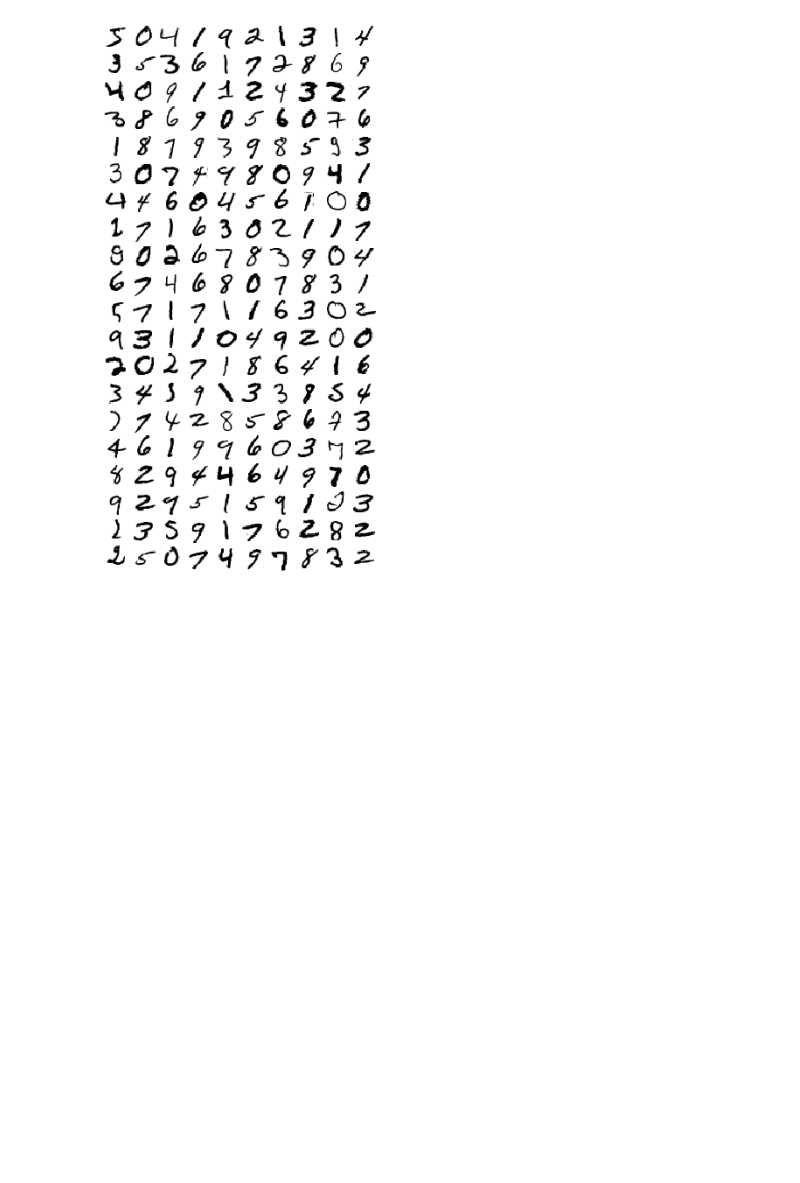
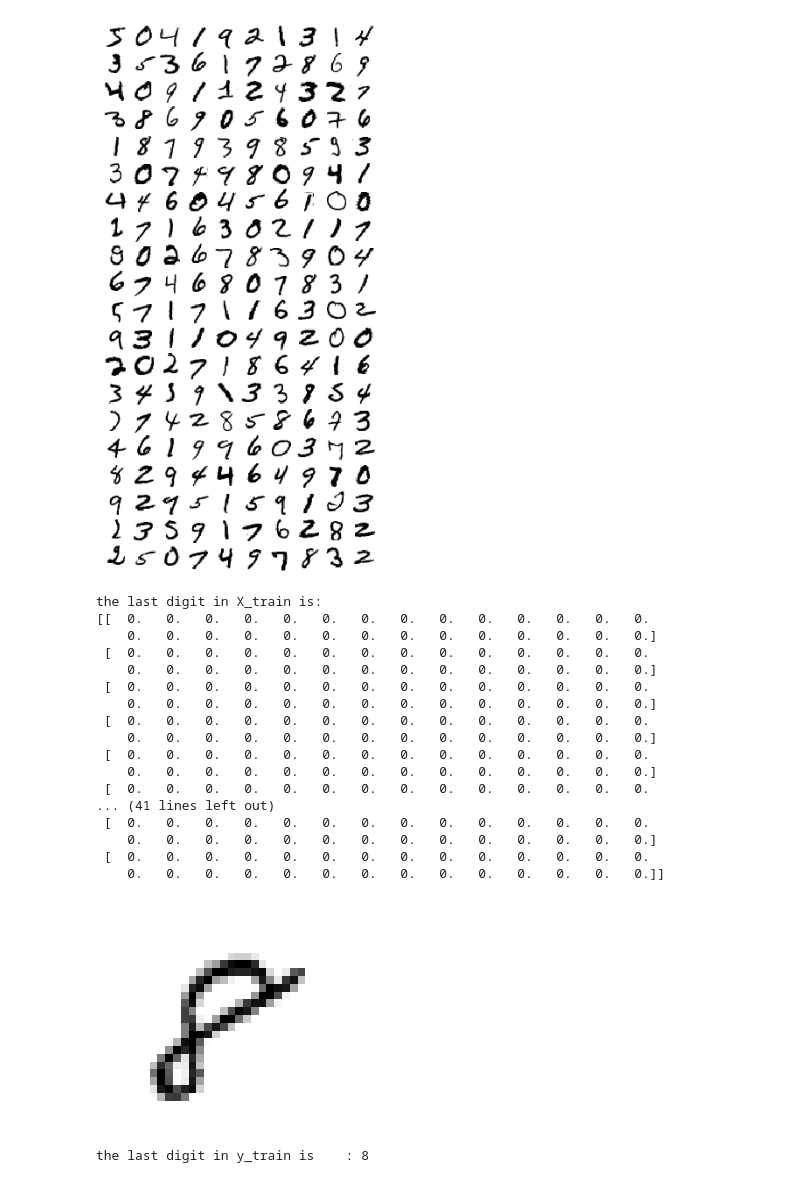
Before and after one commit to hopezh/learn_hands_on_ML_v2, a Jupyter notebook: ch3_classification_v2.ipynb, the cells around one changed output. Cells and saved outputs as stored; diff of their text form; code cells hidden in the pictures; blank space fills up the shorter version.

Commit message:
get the train and test data sets, and plot the last digit in both

```diff
--- a/ch3_classification_v2.ipynb
+++ b/ch3_classification_v2.ipynb
@@ -222,3 +222,40 @@ plt.show()
 # %% [output]
 saving figure   : the_first_200_digits
 [figure]
+# %%
+# get the training and test data set
+X_train, X_test, y_train, y_test = X[:60000], X[60000:], y[:60000], y[60000:]
+# %%
+# print the last digit in X_train
+the_last_digit_in_X_train = X_train[-1]
+the_last_digit_in_X_train_image = the_last_digit_in_X_train.reshape(28, 28)
+print('the last digit in X_train is:')
+print(the_last_digit_in_X_train_image)
+plt.imshow(the_last_digit_in_X_train_image, cmap='binary')
+plt.axis('off')
+plt.show()
+# %% [output]
+the last digit in X_train is:
+[[  0.   0.   0.   0.   0.   0.   0.   0.   0.   0.   0.   0.   0.   0.
+    0.   0.   0.   0.   0.   0.   0.   0.   0.   0.   0.   0.   0.   0.]
+ [  0.   0.   0.   0.   0.   0.   0.   0.   0.   0.   0.   0.   0.   0.
+    0.   0.   0.   0.   0.   0.   0.   0.   0.   0.   0.   0.   0.   0.]
+ [  0.   0.   0.   0.   0.   0.   0.   0.   0.   0.   0.   0.   0.   0.
+    0.   0.   0.   0.   0.   0.   0.   0.   0.   0.   0.   0.   0.   0.]
+ [  0.   0.   0.   0.   0.   0.   0.   0.   0.   0.   0.   0.   0.   0.
+    0.   0.   0.   0.   0.   0.   0.   0.   0.   0.   0.   0.   0.   0.]
+ [  0.   0.   0.   0.   0.   0.   0.   0.   0.   0.   0.   0.   0.   0.
+    0.   0.   0.   0.   0.   0.   0.   0.   0.   0.   0.   0.   0.   0.]
+ [  0.   0.   0.   0.   0.   0.   0.   0.   0.   0.   0.   0.   0.   0.
+... (41 lines left out)
+ [  0.   0.   0.   0.   0.   0.   0.   0.   0.   0.   0.   0.   0.   0.
+    0.   0.   0.   0.   0.   0.   0.   0.   0.   0.   0.   0.   0.   0.]
+ [  0.   0.   0.   0.   0.   0.   0.   0.   0.   0.   0.   0.   0.   0.
+    0.   0.   0.   0.   0.   0.   0.   0.   0.   0.   0.   0.   0.   0.]]
+[figure, added]
+# %%
+# print the last value in y_train
+the_last_value_in_y_train = y_train[-1]
+print('the last digit in y_train is', '\t:', the_last_value_in_y_train)
+# %% [output]
+the last digit in y_train is    : 8
```
